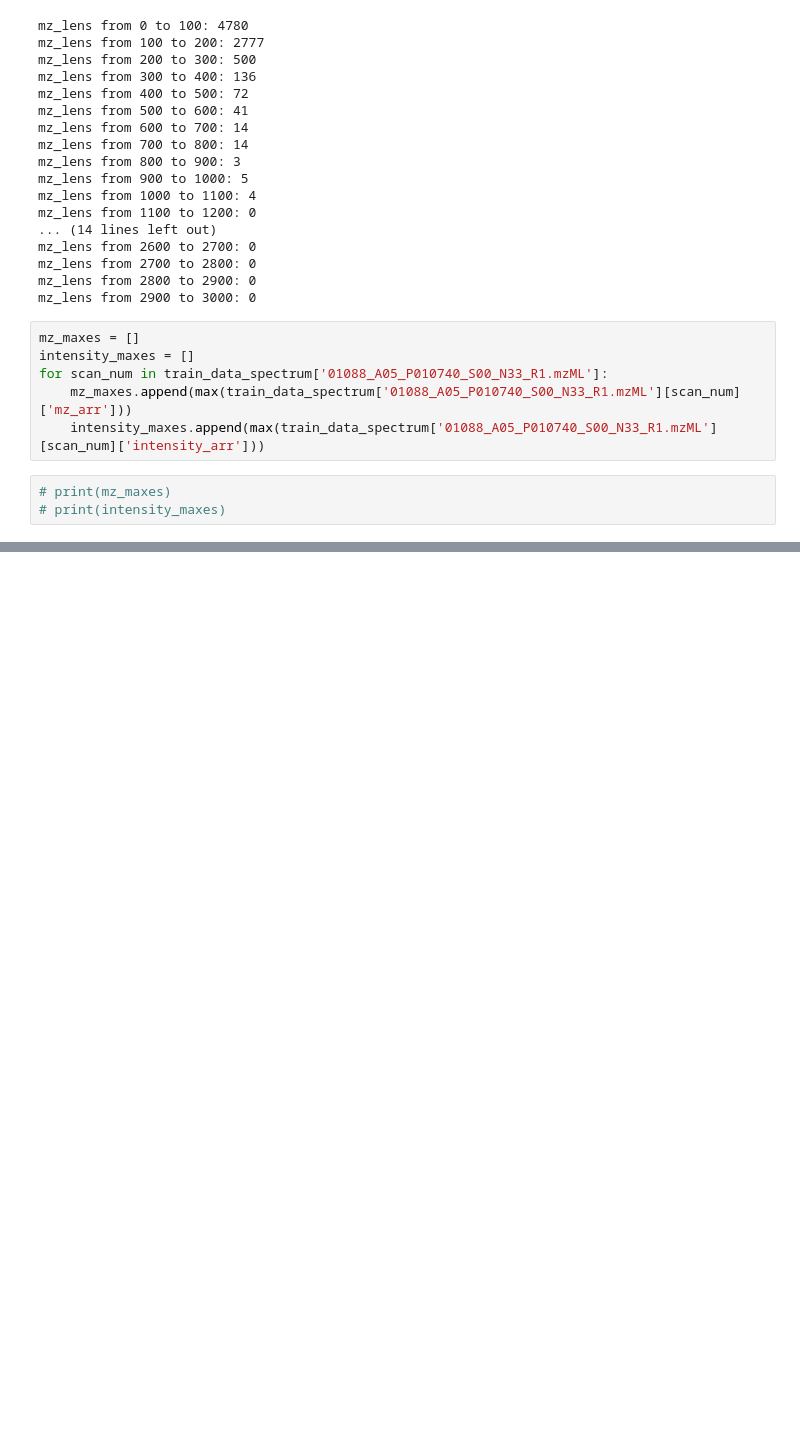
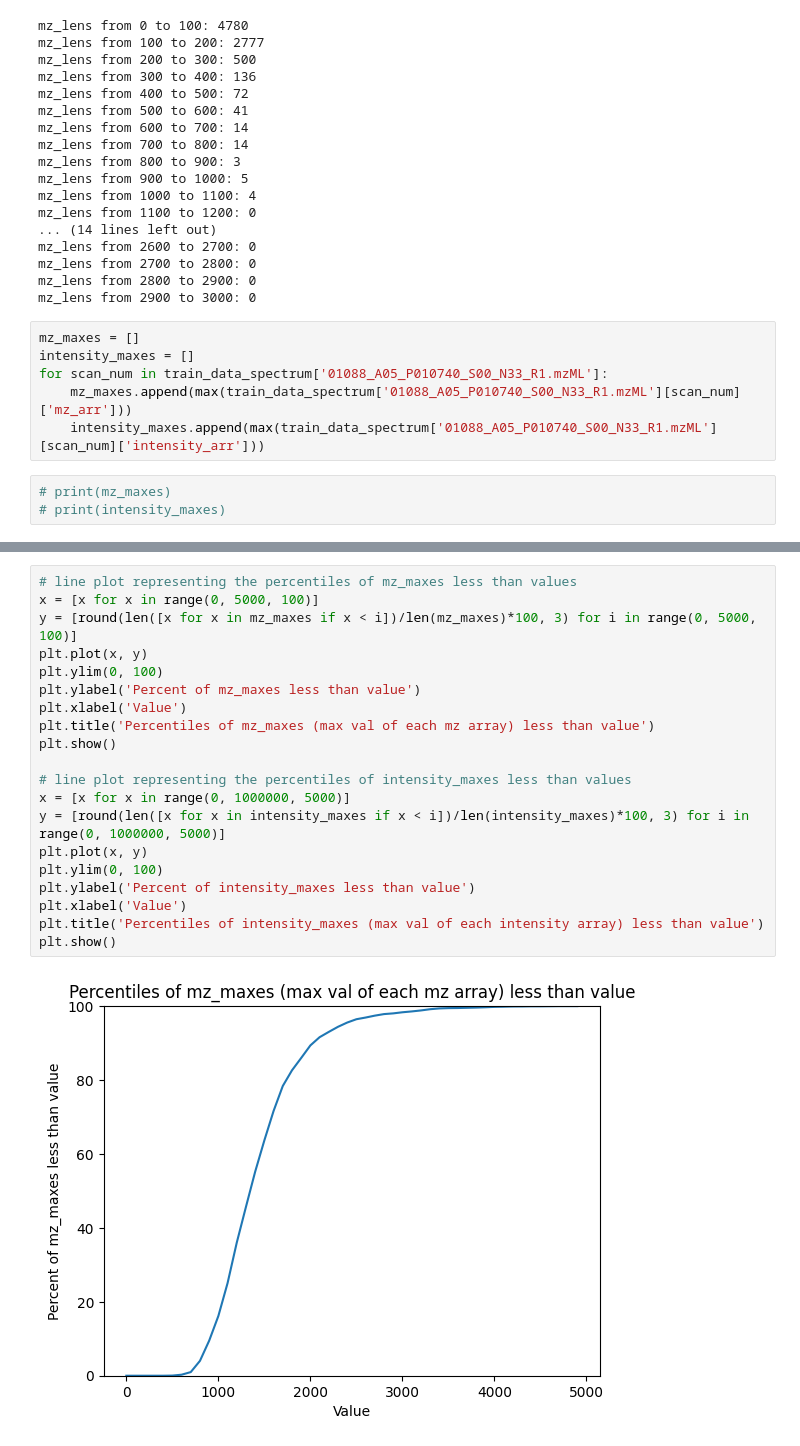
Before and after one commit to vchelur97/psm, a Jupyter notebook: eda/eda_spectrum.ipynb, the cells around one changed output, grey strips where cells are left out. Cells and saved outputs as stored; diff of their text form; blank space fills up the shorter version.

```diff
--- a/eda/eda_spectrum.ipynb
+++ b/eda/eda_spectrum.ipynb
@@ -102,0 +105,22 @@ mz_maxes less than 4900: 8347 (100.0%)
+# %%
+# line plot representing the percentiles of mz_maxes less than values
+x = [x for x in range(0, 5000, 100)]
+y = [round(len([x for x in mz_maxes if x < i])/len(mz_maxes)*100, 3) for i in range(0, 5000, 100)]
+plt.plot(x, y)
+plt.ylim(0, 100)
+plt.ylabel('Percent of mz_maxes less than value')
+plt.xlabel('Value')
+plt.title('Percentiles of mz_maxes (max val of each mz array) less than value')
+plt.show()
+
+# line plot representing the percentiles of intensity_maxes less than values
+x = [x for x in range(0, 1000000, 5000)]
+y = [round(len([x for x in intensity_maxes if x < i])/len(intensity_maxes)*100, 3) for i in range(0, 1000000, 5000)]
+plt.plot(x, y)
+plt.ylim(0, 100)
+plt.ylabel('Percent of intensity_maxes less than value')
+plt.xlabel('Value')
+plt.title('Percentiles of intensity_maxes (max val of each intensity array) less than value')
+plt.show()
+# %% [output]
+[figure, added]
```
Also changed, not shown: parts of 6 cells of this notebook.
